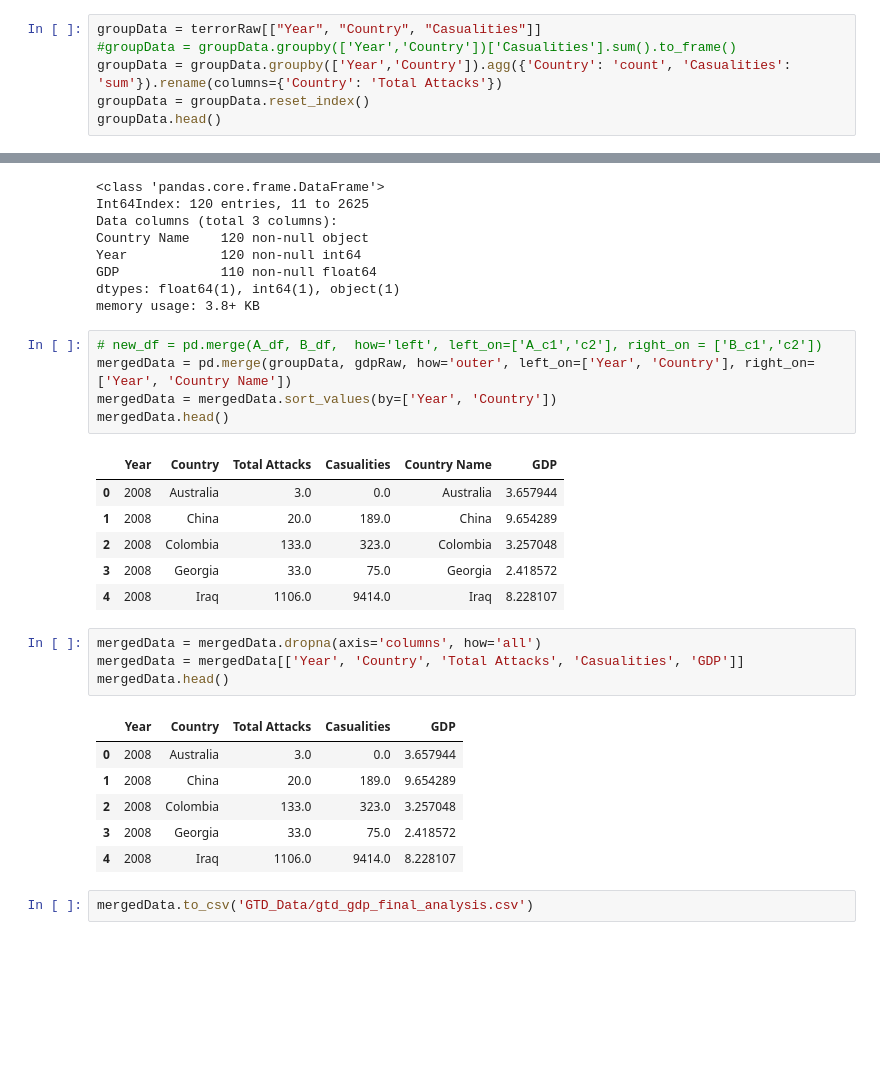
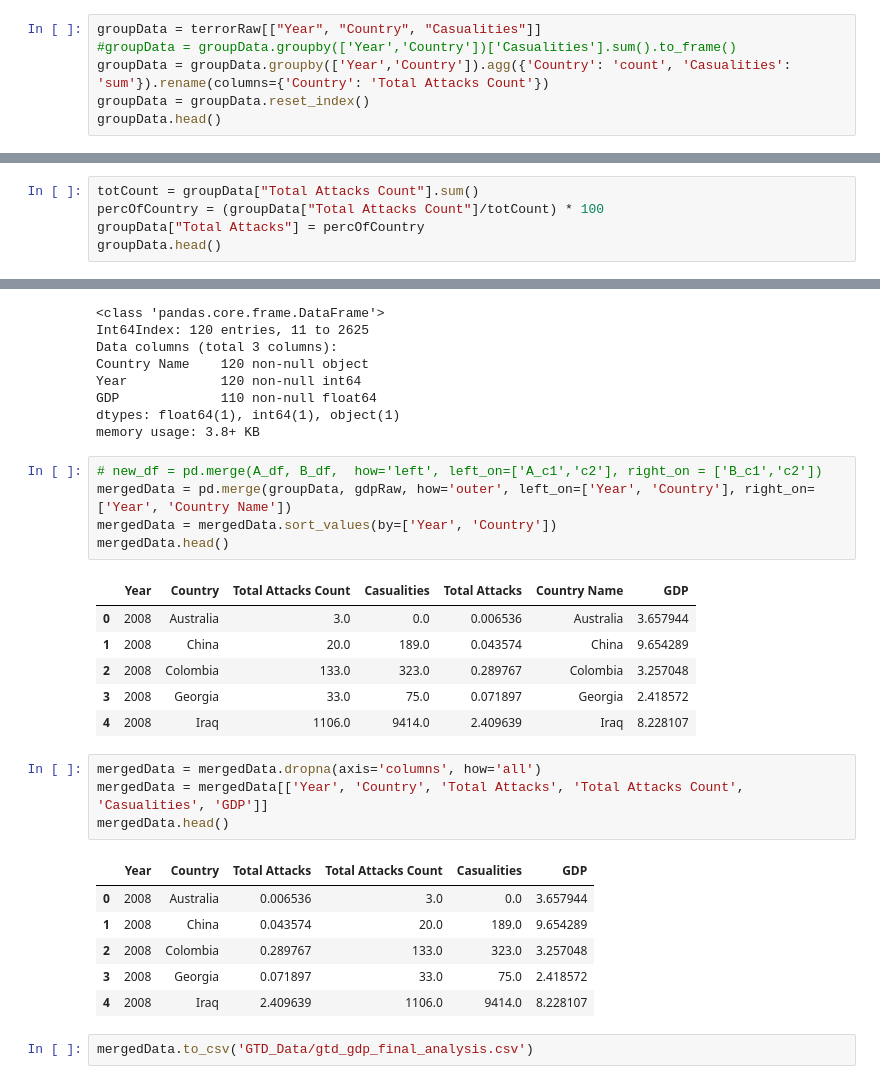
Before and after one commit to sainigurcharan/uciProject_1, a Jupyter notebook: GSingh_Analytics/GTD_0717_Mining.ipynb, the cells around one changed output, grey strips where cells are left out. Saved outputs shown, nothing was run; the diff lists cells and outputs as text; blank space fills up the shorter version.

```diff
--- a/GSingh_Analytics/GTD_0717_Mining.ipynb
+++ b/GSingh_Analytics/GTD_0717_Mining.ipynb
@@ -291,7 +291,7 @@ gdpRaw.head()
 # %%
 groupData = terrorRaw[["Year", "Country", "Casualities"]]
 #groupData = groupData.groupby(['Year','Country'])['Casualities'].sum().to_frame()
-groupData = groupData.groupby(['Year','Country']).agg({'Country': 'count', 'Casualities': 'sum'}).rename(columns={'Country': 'Total Attacks'})
+groupData = groupData.groupby(['Year','Country']).agg({'Country': 'count', 'Casualities': 'sum'}).rename(columns={'Country': 'Total Attacks Count'})
 groupData = groupData.reset_index()
 groupData.head()
 # %% [output]
@@ -301,3 +301,8 @@ groupData.head()
 | 2 | 2008 | Colombia | 133 | 323.0 |
 | 3 | 2008 | Georgia | 33 | 75.0 |
 | 4 | 2008 | Iraq | 1106 | 9414.0 |
+# %%
+totCount = groupData["Total Attacks Count"].sum()
+percOfCountry = (groupData["Total Attacks Count"]/totCount) * 100
+groupData["Total Attacks"] = percOfCountry
+groupData.head()
@@ -343,23 +355,23 @@ mergedData = pd.merge(groupData, gdpRaw, how='outer', left_on=['Year', 'Country'
 mergedData = mergedData.sort_values(by=['Year', 'Country'])
 mergedData.head()
 # %% [output]
-|  | Year | Country | Total Attacks | Casualities | Country Name | GDP |
-| 0 | 2008 | Australia | 3.0 | 0.0 | Australia | 3.657944 |
-| 1 | 2008 | China | 20.0 | 189.0 | China | 9.654289 |
-| 2 | 2008 | Colombia | 133.0 | 323.0 | Colombia | 3.257048 |
-| 3 | 2008 | Georgia | 33.0 | 75.0 | Georgia | 2.418572 |
-| 4 | 2008 | Iraq | 1106.0 | 9414.0 | Iraq | 8.228107 |
+|  | Year | Country | Total Attacks Count | Casualities | Total Attacks | Country Name | GDP |
+| 0 | 2008 | Australia | 3.0 | 0.0 | 0.006536 | Australia | 3.657944 |
+| 1 | 2008 | China | 20.0 | 189.0 | 0.043574 | China | 9.654289 |
+| 2 | 2008 | Colombia | 133.0 | 323.0 | 0.289767 | Colombia | 3.257048 |
+| 3 | 2008 | Georgia | 33.0 | 75.0 | 0.071897 | Georgia | 2.418572 |
+| 4 | 2008 | Iraq | 1106.0 | 9414.0 | 2.409639 | Iraq | 8.228107 |
 # %%
 mergedData = mergedData.dropna(axis='columns', how='all')
-mergedData = mergedData[['Year', 'Country', 'Total Attacks', 'Casualities', 'GDP']]
+mergedData = mergedData[['Year', 'Country', 'Total Attacks', 'Total Attacks Count', 'Casualities', 'GDP']]
 mergedData.head()
 # %% [output]
-|  | Year | Country | Total Attacks | Casualities | GDP |
-| 0 | 2008 | Australia | 3.0 | 0.0 | 3.657944 |
-| 1 | 2008 | China | 20.0 | 189.0 | 9.654289 |
-| 2 | 2008 | Colombia | 133.0 | 323.0 | 3.257048 |
-| 3 | 2008 | Georgia | 33.0 | 75.0 | 2.418572 |
-| 4 | 2008 | Iraq | 1106.0 | 9414.0 | 8.228107 |
+|  | Year | Country | Total Attacks | Total Attacks Count | Casualities | GDP |
+| 0 | 2008 | Australia | 0.006536 | 3.0 | 0.0 | 3.657944 |
+| 1 | 2008 | China | 0.043574 | 20.0 | 189.0 | 9.654289 |
+| 2 | 2008 | Colombia | 0.289767 | 133.0 | 323.0 | 3.257048 |
+| 3 | 2008 | Georgia | 0.071897 | 33.0 | 75.0 | 2.418572 |
+| 4 | 2008 | Iraq | 2.409639 | 1106.0 | 9414.0 | 8.228107 |
 # %%
 mergedData.to_csv('GTD_Data/gtd_gdp_final_analysis.csv')
 # %% [markdown]
```
Also changed, not shown: parts of 2 cells of this notebook, 2 other files.
